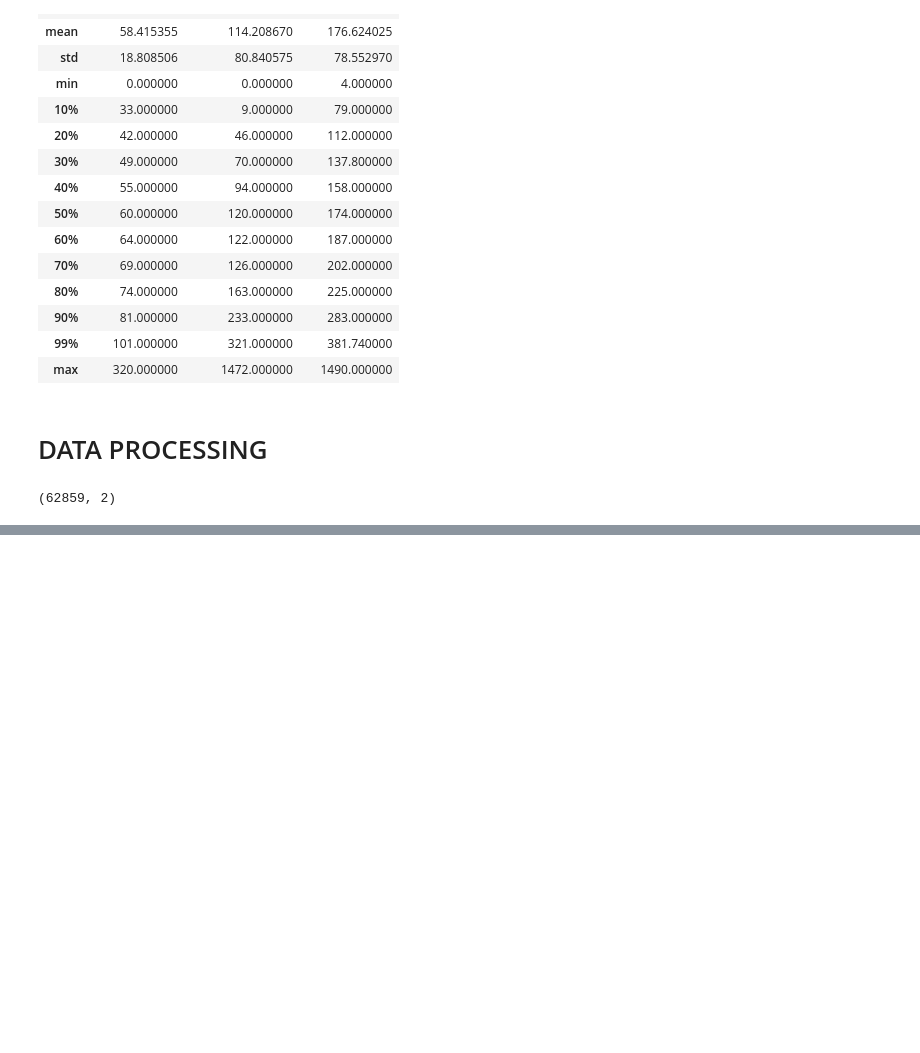
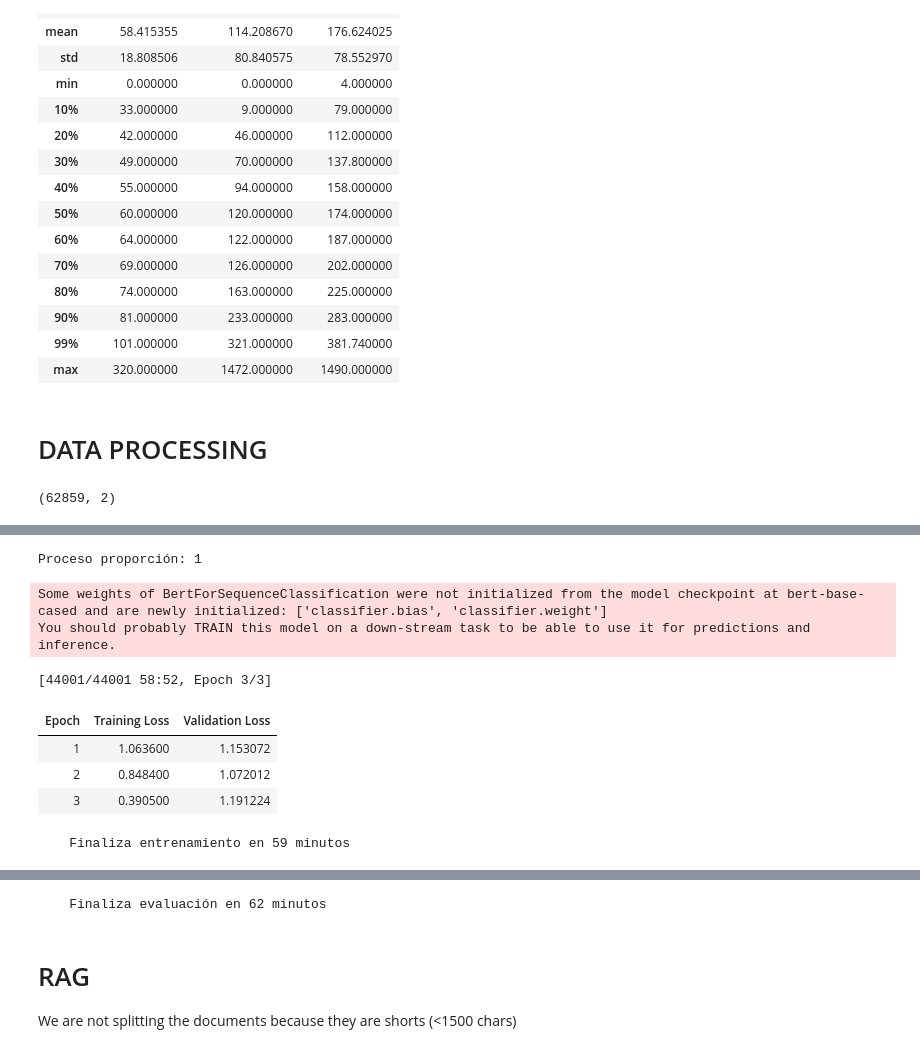
Before and after one commit to Yamilhb/bert-vs-rag, a Jupyter notebook: notebook/rag_vs_fine_tuning.ipynb, the cells around one changed output, grey strips where cells are left out. Cells and saved outputs as stored; diff of their text form; code cells hidden in the pictures; blank space fills up the shorter version.

```diff
--- a/notebook/rag_vs_fine_tuning.ipynb
+++ b/notebook/rag_vs_fine_tuning.ipynb
@@ -148,0 +325,23 @@ data_work
+# %%
+
+for prop in proportions[-1:]:
+    t_inicial = time.time()
+    print(f"Proceso proporción: {prop}")
+    trained, tokenizer = fine_tune(prop)
+    print(f"    Finaliza entrenamiento en {round((time.time()-t_inicial)/60)} minutos")
+    performance(trained,prop,tokenizer)
+    print(f"    Finaliza evaluación en {round((time.time()-t_inicial)/60)} minutos")
+
+    del(trained)
+    gc.collect()
+    torch.cuda.empty_cache()
+# %% [output]
+Proceso proporción: 1
+Some weights of BertForSequenceClassification were not initialized from the model checkpoint at bert-base-cased and are newly initialized: ['classifier.bias', 'classifier.weight']
+You should probably TRAIN this model on a down-stream task to be able to use it for predictions and inference.
+[44001/44001 58:52, Epoch 3/3]
+| Epoch | Training Loss | Validation Loss |
+| 1 | 1.063600 | 1.153072 |
+| 2 | 0.848400 | 1.072012 |
+| 3 | 0.390500 | 1.191224 |
+    Finaliza entrenamiento en 59 minutos
@@ -148,0 +349,5 @@ data_work
+    Finaliza evaluación en 62 minutos
+# %% [markdown]
+# RAG
+
+We are not splitting the documents because they are shorts (<1500 chars)
```
Also changed, not shown: parts of 22 cells of this notebook, 13 other files.
